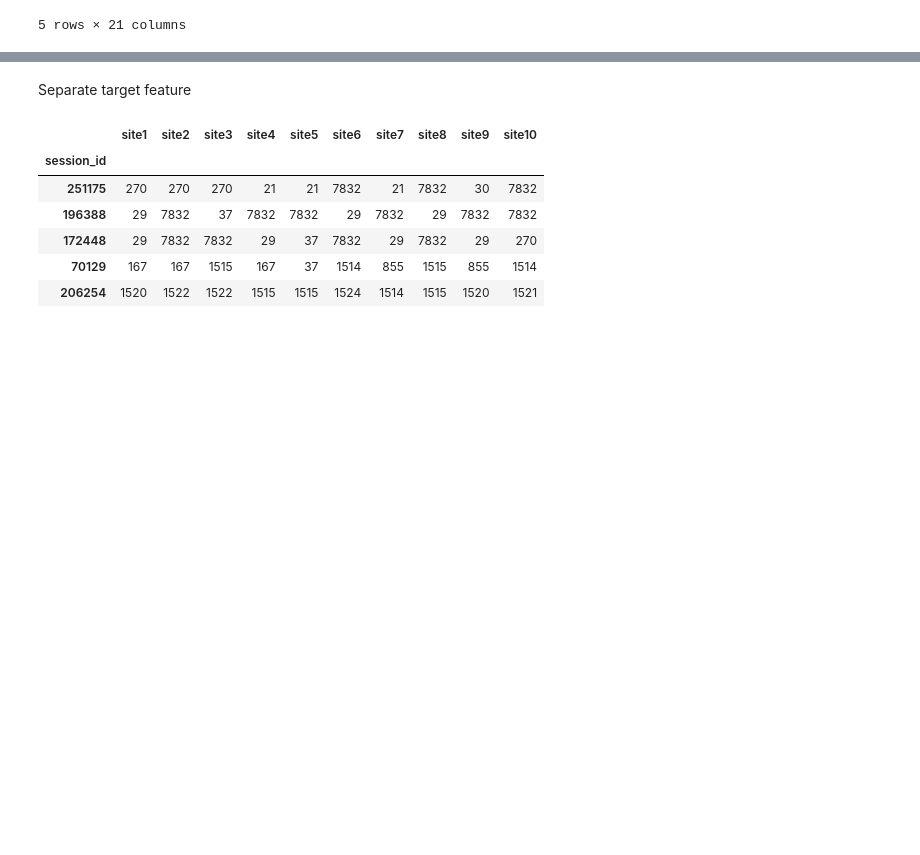
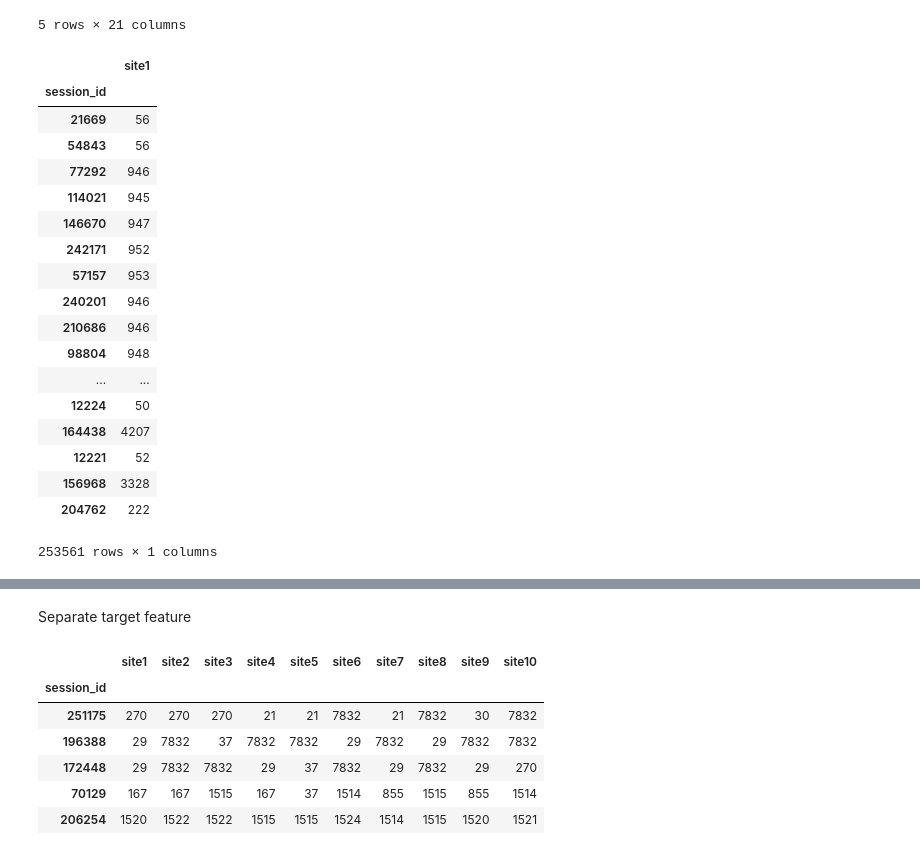
Before and after one commit to kcostya/mlcourse_open, a Jupyter notebook: jupyter_russian/homeworks/hw6_session3_part1_alice_beat_baseline.ipynb, the cells around one changed output, grey strips where cells are left out. Saved outputs shown, nothing was run; the diff lists cells and outputs as text; code cells hidden in the pictures; blank space fills up the shorter version.

```diff
--- a/jupyter_russian/homeworks/hw6_session3_part1_alice_beat_baseline.ipynb
+++ b/jupyter_russian/homeworks/hw6_session3_part1_alice_beat_baseline.ipynb
@@ -88,6 +88,30 @@ train_df.head()
 | 114021 | 945 | 2013-01-12 08:50:17 | 948.0 | 2013-01-12 08:50:17 | 949.0 | 2013-01-12 08:50:18 | 948.0 | 2013-01-12 08:50:18 | 945.0 | 2013-01-12 08:50:18 | ... | ... |
 | 146670 | 947 | 2013-01-12 08:50:20 | 950.0 | 2013-01-12 08:50:20 | 948.0 | 2013-01-12 08:50:20 | 947.0 | 2013-01-12 08:50:21 | 950.0 | 2013-01-12 08:50:21 | ... | ... |
 5 rows × 21 columns
+# %%
+train_df1 = train_df.iloc[:,[0]].copy()
+# %%
+train_df1
+# %% [output]
+|  | site1 |
+| session_id |  |
+| 21669 | 56 |
+| 54843 | 56 |
+| 77292 | 946 |
+| 114021 | 945 |
+| 146670 | 947 |
+| 242171 | 952 |
+| 57157 | 953 |
+| 240201 | 946 |
+| 210686 | 946 |
+| 98804 | 948 |
+| ... | ... |
+| 12224 | 50 |
+| 164438 | 4207 |
+| 12221 | 52 |
+| 156968 | 3328 |
+| 204762 | 222 |
+253561 rows × 1 columns
 # %%
 # приведем колонки site1, ..., site10 к целочисленному формату и заменим пропуски нулями
 sites = ['site%s' % i for i in range(1, 11)]
```
Also changed, not shown: 1 other file.
